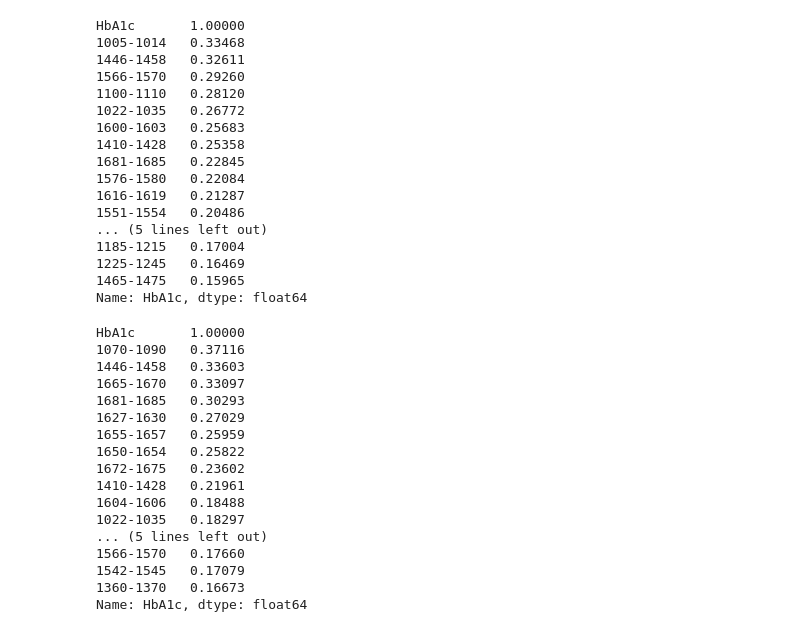
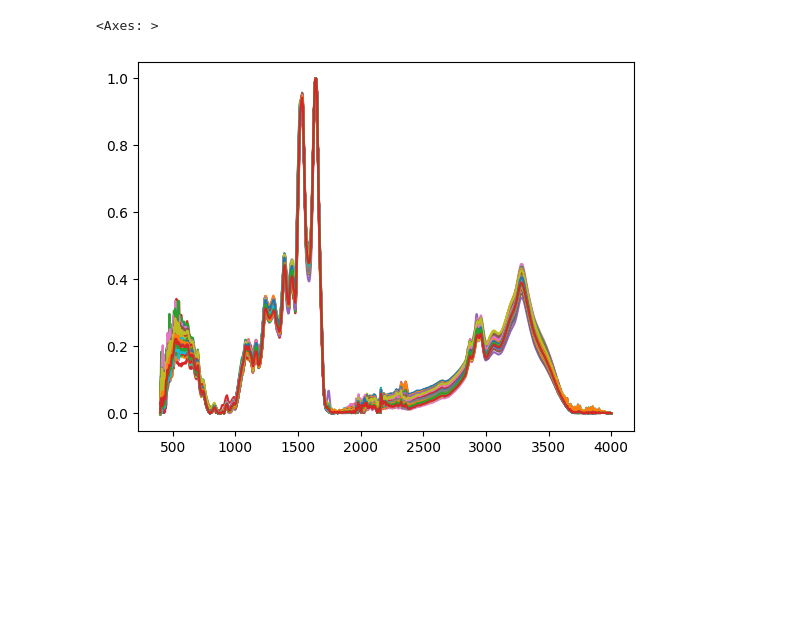
Before and after one commit to MelnychenkoM/hba1c_prediction, a Jupyter notebook: voigt/analysis.ipynb, the cells around one changed output. Cells and saved outputs as stored; diff of their text form; code cells hidden in the pictures; blank space fills up the shorter version.

Commit message:
analysis and curve fit update

```diff
--- a/voigt/analysis.ipynb
+++ b/voigt/analysis.ipynb
@@ -51,3 +41,24 @@ pd.options.display.float_format = '{:.5f}'.format
+# %%
+domain = pd.read_csv("../data/domain.csv").to_numpy().reshape(1, -1)[0]
+df = pd.read_csv('../data/dataset.csv')
+max_abs = df.drop(columns=['HbA1c', 'years']).apply(lambda row: True if row.max() > 0.30 else False, axis=1)
+df = df[max_abs]
+
+df = df.drop(columns='years')
+
+X_raw = df.drop(columns='HbA1c')
+X_raw.columns = np.ravel(domain)
+#X = X.apply(lambda row: row / row.max(), axis=1)
+X = X_raw.T.apply(lambda col: np.ravel(rubberband_baseline_cor(col))).T
+X = X.T.apply(lambda col: savgol_filter(col, window_length=5, polyorder=1)).T
+X = X.apply(lambda row: row / row.max(), axis=1)
+#X = X_raw.apply(lambda row: row / np.linalg.norm(row), axis=1)
+
+y = df['HbA1c']
+X.T.plot(legend=False)
+# %% [output]
+<Axes: >
+[figure, added]
 # %%
 def corr_plot(X, y):
     r, p_val = pearsonr(X, y)
@@ -103,40 +89,0 @@ delta['age'] = df['years'].to_numpy()
-# %%
-areas.corr()['HbA1c'].abs().sort_values(ascending=False).head(20)
-# %% [output]
-HbA1c       1.00000
-1005-1014   0.33468
-1446-1458   0.32611
-1566-1570   0.29260
-1100-1110   0.28120
-1022-1035   0.26772
-1600-1603   0.25683
-1410-1428   0.25358
-1681-1685   0.22845
-1576-1580   0.22084
-1616-1619   0.21287
-1551-1554   0.20486
-... (5 lines left out)
-1185-1215   0.17004
-1225-1245   0.16469
-1465-1475   0.15965
-Name: HbA1c, dtype: float64
-# %%
-fwhm.corr()['HbA1c'].abs().sort_values(ascending=False).head(20)
-# %% [output]
-HbA1c       1.00000
-1070-1090   0.37116
-1446-1458   0.33603
-1665-1670   0.33097
-1681-1685   0.30293
-1627-1630   0.27029
-1655-1657   0.25959
-1650-1654   0.25822
-1672-1675   0.23602
-1410-1428   0.21961
-1604-1606   0.18488
-1022-1035   0.18297
-... (5 lines left out)
-1566-1570   0.17660
-1542-1545   0.17079
-1360-1370   0.16673
-Name: HbA1c, dtype: float64
```
Also changed, not shown: parts of 29 cells of this notebook, 2 other files.
